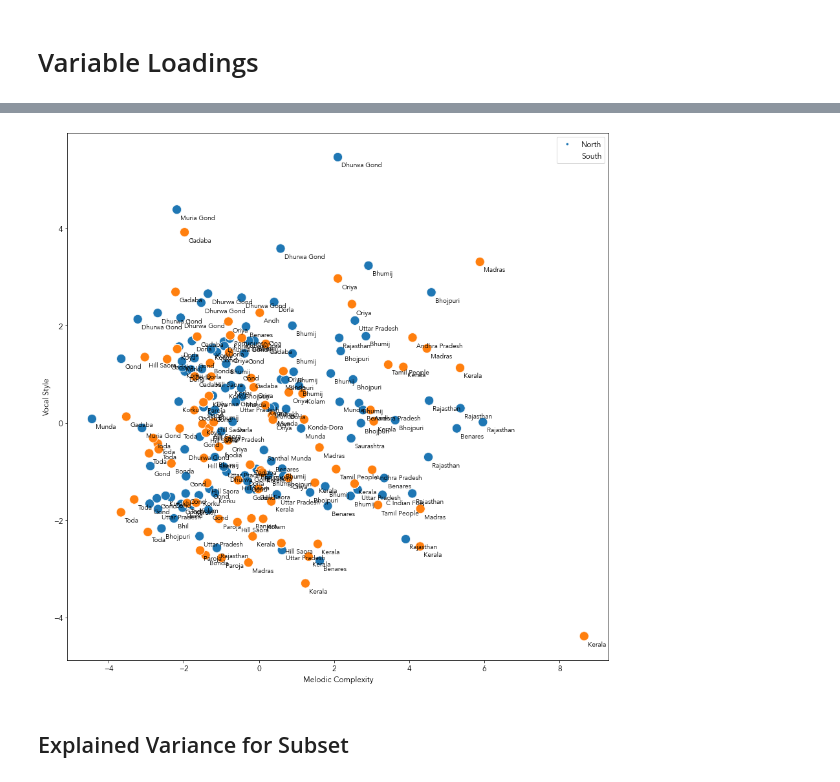
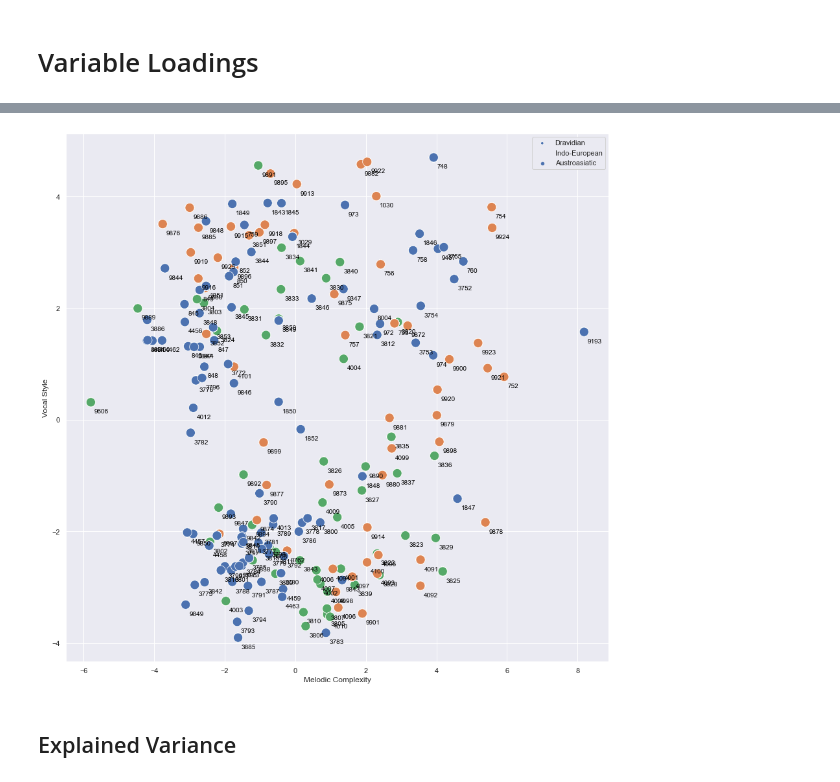
Before and after one commit to comp-music-lab/sfc-journal-2020, a Jupyter notebook: PCA.ipynb, the cells around one changed output, grey strips where cells are left out. Drawn from its saved outputs; the diff is of its cells as text; code cells hidden in the pictures.

```diff
--- a/PCA.ipynb
+++ b/PCA.ipynb
@@ -24,7 +31,7 @@ principalComponents = pca.fit_transform(x)
 principalDf = pd.DataFrame(data = principalComponents
              , columns = ['Vocal Complexity', 'Instrumentation'])
 
-finalDf = pd.concat([principalDf, codings['region']], axis = 1)
+finalDf = pd.concat([principalDf, codings['language']], axis = 1)
 # %%
 pca = PCA(n_components=8)
 principalComponents = pca.fit_transform(x)
@@ -44,9 +61,9 @@ colors = cm.get_cmap('viridis', 9232)
 
 fig = plt.figure(figsize = (15,15))
 ax = fig.add_subplot(1,1,1)
-targets = codings['region']
+targets = codings['language']
 for target, color in zip(targets,colors.colors):
-    indicesToKeep = finalDf['region'] == target
+    indicesToKeep = finalDf['language'] == target
     p1 = sns.scatterplot(finalDf.loc[indicesToKeep, 'Vocal Complexity']
                , finalDf.loc[indicesToKeep, 'Instrumentation'], hue=targets, s=200)
 
@@ -62,5 +79,5 @@ for handle in lgnd.legendHandles:
     handle._size = [20.0]
 
 plt.rcParams.update({'font.size': 12})
-plt.savefig("./figs/india_pca.png")
+plt.savefig("./figs/subset_pca.png")
 # %% [output]
@@ -103,7 +118,7 @@ subset_df.to_csv('./output/subset_metadata.csv')
 # %%
-x = codings.loc[:, subset].values
+x = codings.loc[:, features].values
 x = StandardScaler().fit_transform(x)
-y = codings.loc[:,['region']].values
+y = codings.loc[:,['language']].values
 # %%
 x = np.nan_to_num(x)
 pca = PCA(n_components=2)
@@ -112,33 +127,33 @@ principalComponents = pca.fit_transform(x)
 principalDf = pd.DataFrame(data = principalComponents
              , columns = ['Melodic Complexity', 'Vocal Style'])
 
-finalDf = pd.concat([principalDf, codings['region']], axis = 1)
+finalDf = pd.concat([principalDf, codings['language']], axis = 1)
 # %%
 colors = cm.get_cmap('viridis', 9232)
 
 fig = plt.figure(figsize = (15,15))
 ax = fig.add_subplot(1,1,1)
-targets = codings['region']
+targets = codings['language']
 for target, color in zip(targets,colors.colors):
-    indicesToKeep = finalDf['region'] == target
+    indicesToKeep = finalDf['language'] == target
     p1 = sns.scatterplot(finalDf.loc[indicesToKeep, 'Melodic Complexity']
                , finalDf.loc[indicesToKeep, 'Vocal Style'], hue=targets, s=200)
 
 # If you want to add annotations uncomment the following lines
 for line in range(0,codings.shape[0]):
-     p1.text(finalDf.loc[line, 'Melodic Complexity']+0.1, finalDf.loc[line, 'Vocal Style']-0.2, codings.loc[line, 'culture'], horizontalalignment='left', size='small', color='black', weight='light')
+     p1.text(finalDf.loc[line, 'Melodic Complexity']+0.1, finalDf.loc[line, 'Vocal Style']-0.2, codings.loc[line, 'canto_coding_id'], horizontalalignment='left', size='small', color='black', weight='light')
 
 
 lgnd = ax.legend(targets.unique(), loc="upper right")
 for handle in lgnd.legendHandles:
     handle.set_sizes([20.0])
 
 plt.rcParams.update({'font.size': 12})
-plt.savefig("./figs/subset_pca.png")
+plt.savefig("./figs/full_pca_CID.png")
 # %% [output]
-[figure, old version]
+[figure, new version]
 # %% [markdown]
-## Explained Variance for Subset
+## Explained Variance
 # %%
 pca.explained_variance_
 # %% [output]
```
Also changed, not shown: parts of 22 cells of this notebook, 15 other files.
